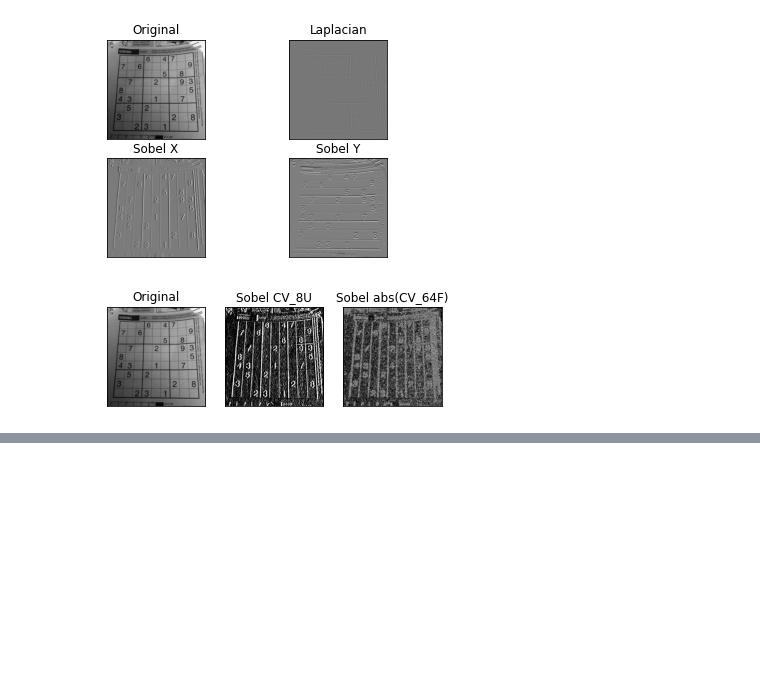
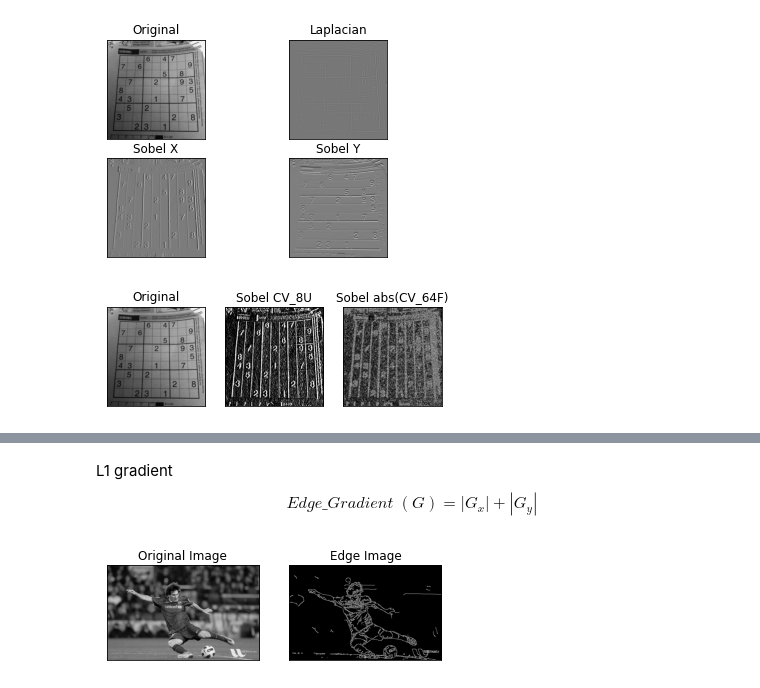
Before and after one commit to ghcn345/OpenCV, a Jupyter notebook: 4-图像处理.ipynb, the cells around one changed output, grey strips where cells are left out. Saved outputs shown, nothing was run; the diff lists cells and outputs as text; code cells hidden in the pictures; blank space fills up the shorter version.

Commit message:
Canny Edge Detection

```diff
--- a/4-图像处理.ipynb
+++ b/4-图像处理.ipynb
@@ -388,0 +399,13 @@ plt.show()
+# %% [markdown]
+L1 gradient\
+$$ Edge\_Gradient \; (G) = |G_x| + |G_y| $$
+# %%
+img = cv.imread('messi.jpg',0)
+edges = cv.Canny(img,100,200)
+plt.subplot(121),plt.imshow(img,cmap = 'gray')
+plt.title('Original Image'), plt.xticks([]), plt.yticks([])
+plt.subplot(122),plt.imshow(edges,cmap = 'gray')
+plt.title('Edge Image'), plt.xticks([]), plt.yticks([])
+plt.show()
+# %% [output]
+[figure, added]
```
Also changed, not shown: parts of 2 cells of this notebook.
